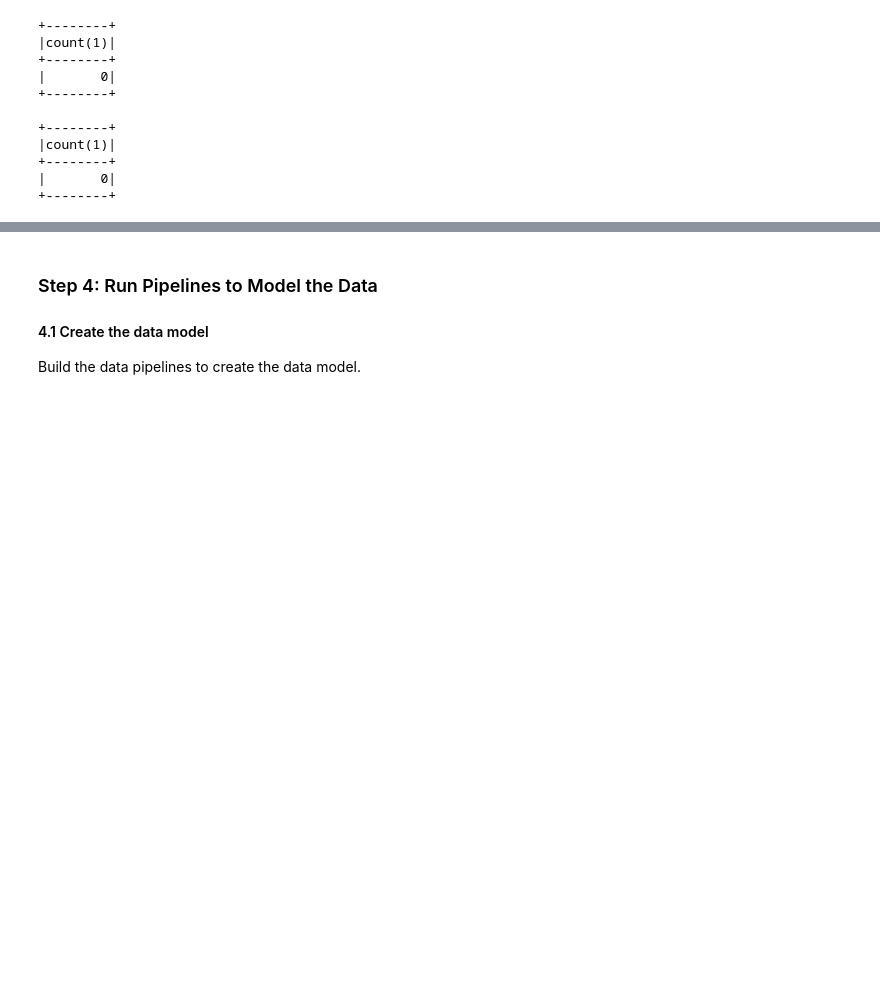
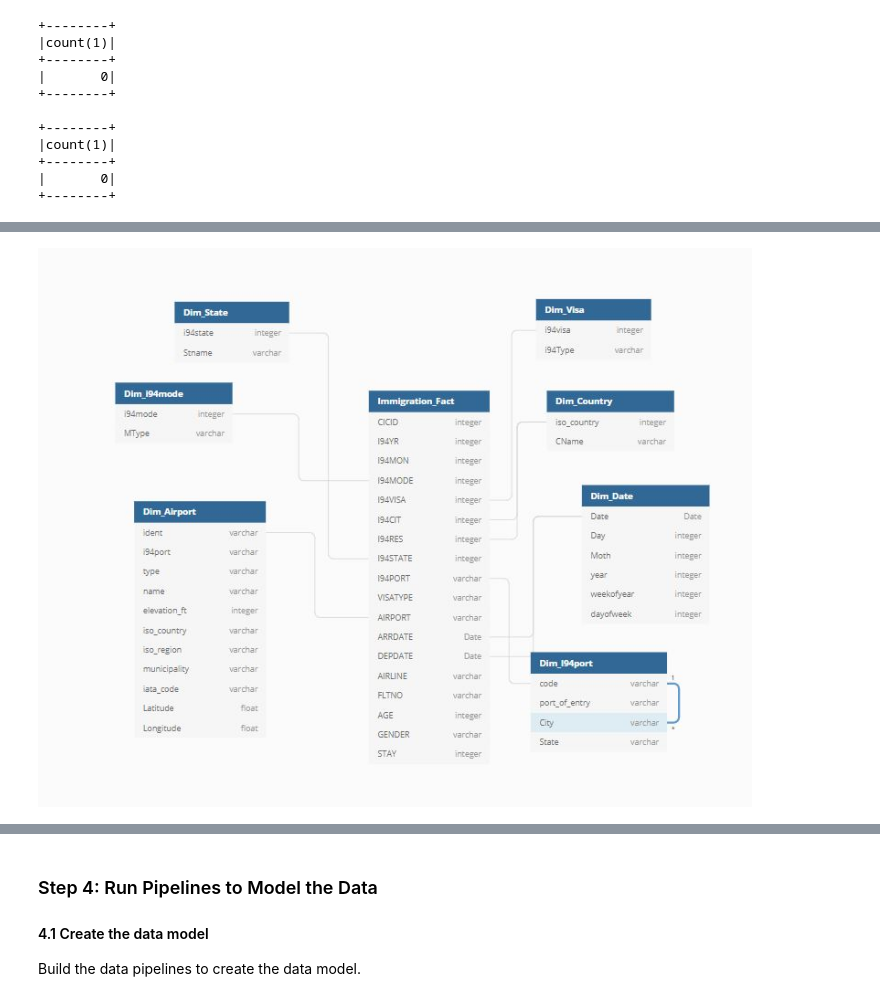
Before and after one commit to Narvinuk/Udend_Capstone_Project, a Jupyter notebook: Capstone Project_Immigration.ipynb, the cells around one changed output, grey strips where cells are left out. Saved outputs shown, nothing was run; the diff lists cells and outputs as text; code cells hidden in the pictures; blank space fills up the shorter version.

```diff
--- a/Capstone Project_Immigration.ipynb
+++ b/Capstone Project_Immigration.ipynb
@@ -647 +613,6 @@ Py4JJavaError: An error occurred while calling o1221.parquet.
+# %%
+from IPython.display import Image
+Image(filename='Capstone_DM.JPG')
+# %% [output]
+[figure, added]
 # %% [markdown]
```
Also changed, not shown: parts of 46 cells of this notebook.
